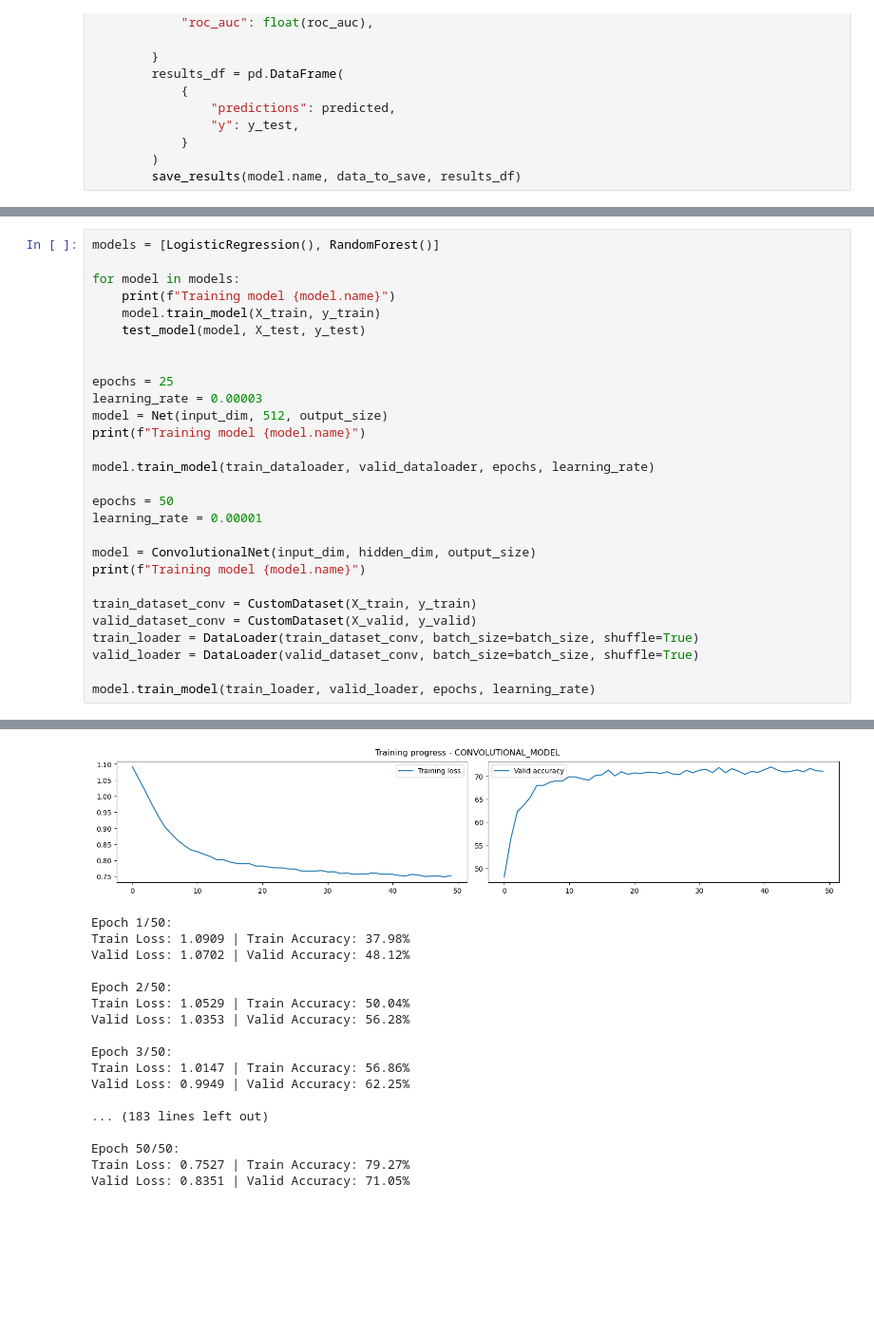
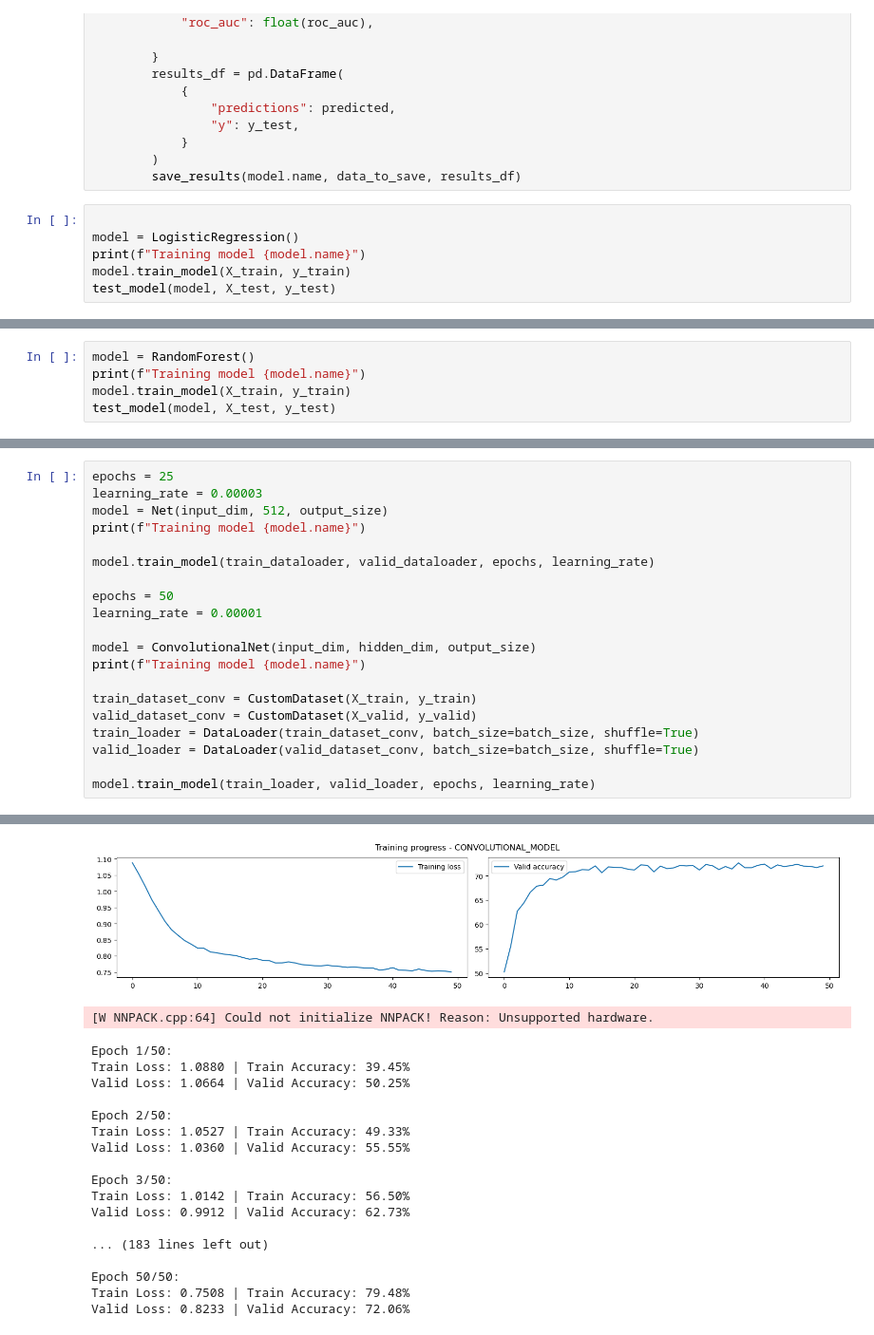
Before and after one commit to KWaniova/PLN, a Jupyter notebook: projekt/projekt.ipynb, the cells around one changed output, grey strips where cells are left out. Shown at 95% size. Drawn from its saved outputs; the diff is of its cells as text; blank space fills up the shorter version.

```diff
--- a/projekt/projekt.ipynb
+++ b/projekt/projekt.ipynb
@@ -513,3 +518,9 @@ def test_model(model, X_test, y_test):
             }
         )
         save_results(model.name, data_to_save, results_df)
+# %%
+
+model = LogisticRegression()
+print(f"Training model {model.name}")
+model.train_model(X_train, y_train)
+test_model(model, X_test, y_test)
@@ -515,0 +545,5 @@ def test_model(model, X_test, y_test):
+# %%
+model = RandomForest()
+print(f"Training model {model.name}")
+model.train_model(X_train, y_train)
+test_model(model, X_test, y_test)
@@ -516,12 +568,4 @@ def test_model(model, X_test, y_test):
 # %%
-models = [LogisticRegression(), RandomForest()]
-
-for model in models:
-    print(f"Training model {model.name}")
-    model.train_model(X_train, y_train)
-    test_model(model, X_test, y_test)
-
-
 epochs = 25
 learning_rate = 0.00003
 model = Net(input_dim, 512, output_size)
@@ -578,20 +606,21 @@ Valid Loss: 0.8255 | Valid Accuracy: 72.03%
 
 Training model ModelType.CONVOLUTIONAL_MODEL
-[figure, old version]
+[figure, new version]
-Epoch 1/50:
-Train Loss: 1.0909 | Train Accuracy: 37.98%
-Valid Loss: 1.0702 | Valid Accuracy: 48.12%
-
-Epoch 2/50:
-Train Loss: 1.0529 | Train Accuracy: 50.04%
-Valid Loss: 1.0353 | Valid Accuracy: 56.28%
-
-Epoch 3/50:
-Train Loss: 1.0147 | Train Accuracy: 56.86%
-Valid Loss: 0.9949 | Valid Accuracy: 62.25%
-
-... (183 lines left out)
-
-Epoch 50/50:
-Train Loss: 0.7527 | Train Accuracy: 79.27%
-Valid Loss: 0.8351 | Valid Accuracy: 71.05%
+[W NNPACK.cpp:64] Could not initialize NNPACK! Reason: Unsupported hardware.
+Epoch 1/50:
+Train Loss: 1.0880 | Train Accuracy: 39.45%
+Valid Loss: 1.0664 | Valid Accuracy: 50.25%
+
+Epoch 2/50:
+Train Loss: 1.0527 | Train Accuracy: 49.33%
+Valid Loss: 1.0360 | Valid Accuracy: 55.55%
+
+Epoch 3/50:
+Train Loss: 1.0142 | Train Accuracy: 56.50%
+Valid Loss: 0.9912 | Valid Accuracy: 62.73%
+
+... (183 lines left out)
+
+Epoch 50/50:
+Train Loss: 0.7508 | Train Accuracy: 79.48%
+Valid Loss: 0.8233 | Valid Accuracy: 72.06%
```
Also changed, not shown: parts of 14 cells of this notebook, 14 other files.
